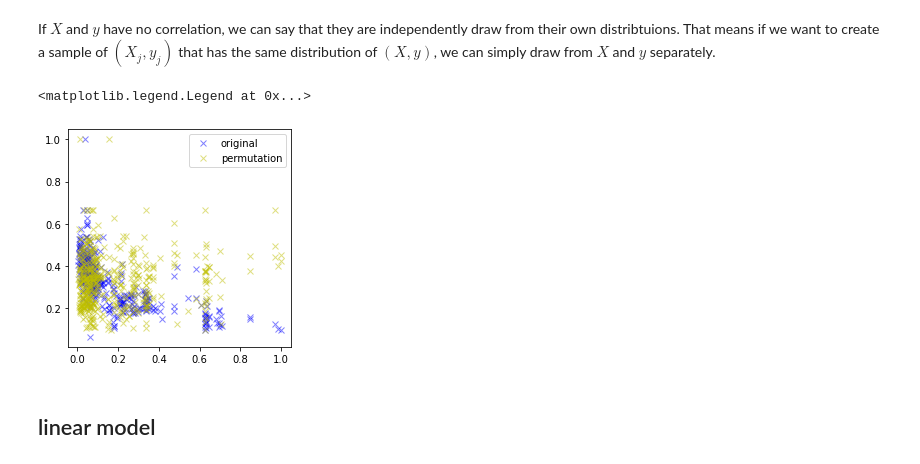
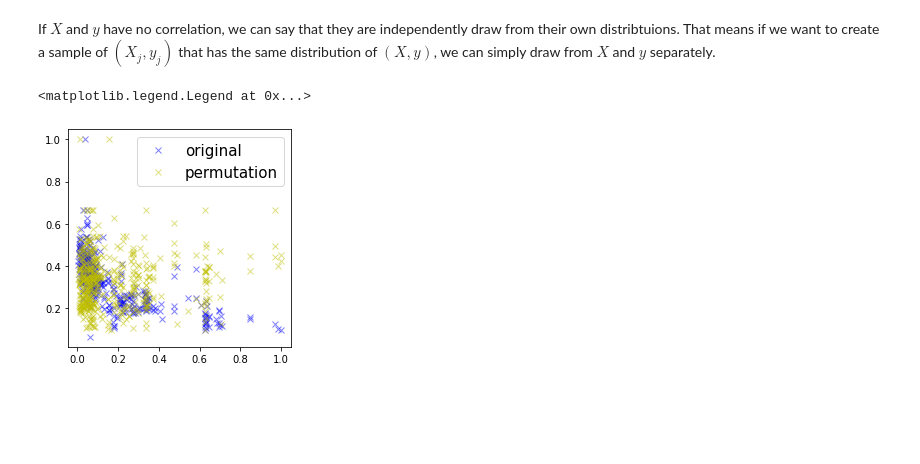
Before and after one commit to chenjj2/fastblog, a Jupyter notebook: _notebooks/2021-04-18-regression-0-assumption.ipynb, the cells around one changed output. Saved outputs shown, nothing was run; the diff lists cells and outputs as text; code cells hidden in the pictures; blank space fills up the shorter version.

```diff
--- a/_notebooks/2021-04-18-linear-regression-0.ipynb
+++ b/_notebooks/2021-04-18-regression-0-assumption.ipynb
@@ -58,12 +55,10 @@ y_redraw = np.random.choice(y,500)
 # %%
 fig, ax = plt.subplots(figsize=(4,4))
 ax.plot(distance_mrt/max(distance_mrt), y/max(y),
         'bx', alpha=0.5, label='original')
 ax.plot(distance_mrt_redraw/max(distance_mrt),y_redraw/max(y),
         'yx',alpha=0.5, label='permutation')
-ax.legend()
+ax.legend(fontsize=15)
 # %% [output]
 <matplotlib.legend.Legend at 0x...>
-[figure, old version]
+[figure, new version]
-# %% [markdown]
-## linear model
```
Also changed, not shown: parts of 14 cells of this notebook, 4 other files.
